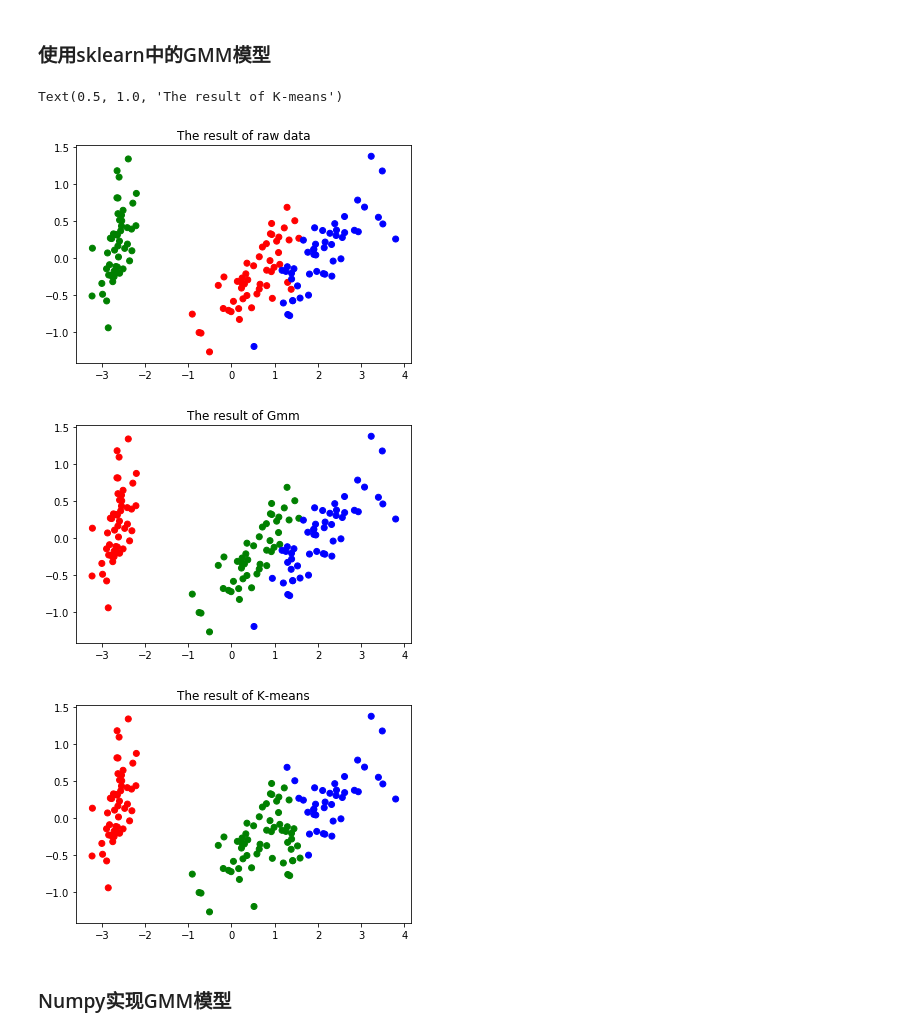
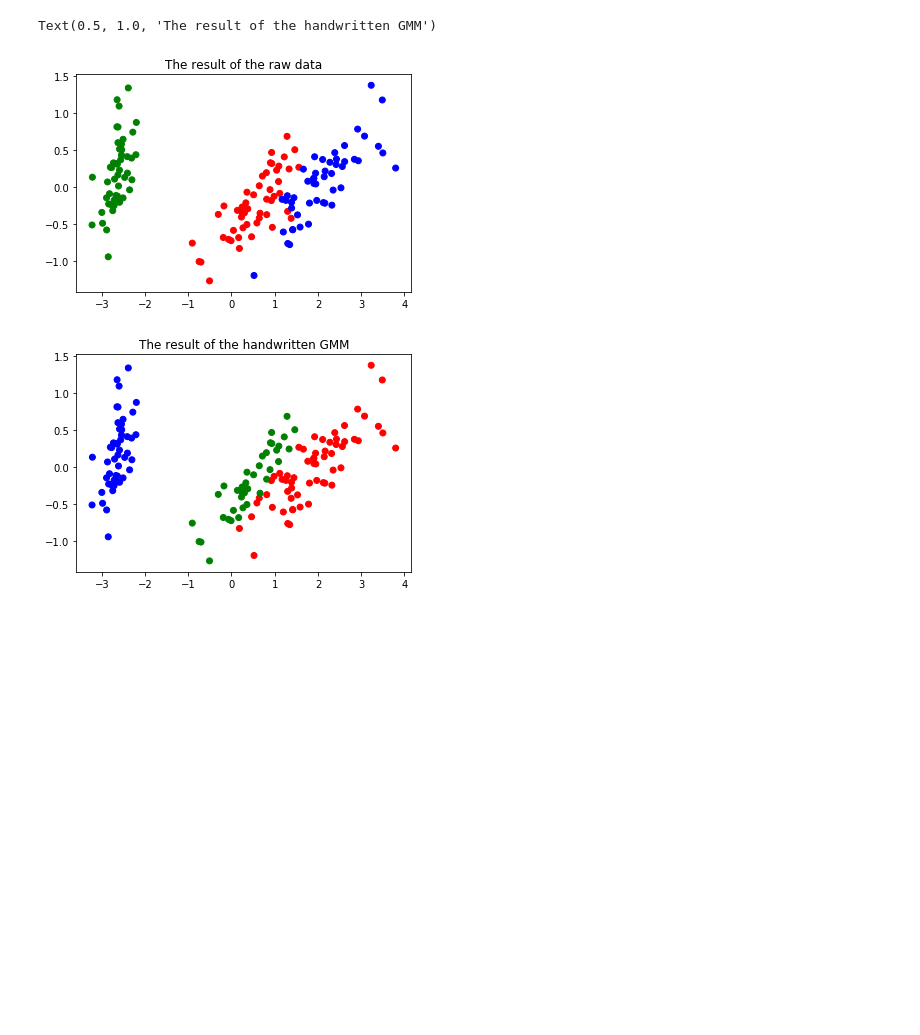
Before and after one commit to www5226448/Master-Machine-Learning, a Jupyter notebook: 2.Tree Model/3.Expectation-Maximization algorithm__GMM model.ipynb, the cells around one changed output. Drawn from its saved outputs; the diff is of its cells as text; code cells hidden in the pictures; blank space fills up the shorter version.

```diff
--- a/2.Tree Model/3.Expectation-Maximization algorithm__GMM model.ipynb
+++ b/2.Tree Model/3.Expectation-Maximization algorithm__GMM model.ipynb
@@ -1,2 +0,0 @@
-# %% [markdown]
-### 使用sklearn中的GMM模型
@@ -3,43 +64,25 @@
 # %%
-from sklearn.mixture import GaussianMixture
 from sklearn.datasets import load_iris
-from sklearn.metrics import accuracy_score
-from sklearn.decomposition import PCA   #导入需要用到的方法
-from sklearn.cluster import KMeans
+from sklearn.decomposition import PCA
 import matplotlib.pyplot as plt
 %matplotlib inline
 
-X,y=load_iris().data,load_iris().target
-X=PCA(n_components=2).fit_transform(X)  #将元数据集的X降维至2维，方便可视化
-model=GaussianMixture(n_components=3)   #初始化模型，聚为三类
-model.fit(X)             #拟合模型
-gmm_pre=model.predict(X)   #使用模型预测
-
-k_means=KMeans(n_clusters=3).fit(X)
-k_means_pre=k_means.predict(X)
+X,y=load_iris(return_X_y=True)
+X=PCA(n_components=2).fit_transform(X)
+gmm=GMM(n_components=3)
+pre=gmm.fit(X).predict(X)
 
 color_dict={0:'green',1:'red',2:'blue'}
 colors=[color_dict[i] for i in y]      #将真实的y进行可视化
-
 plt.figure()
 plt.scatter(x=X[:,0],y=X[:,1],color=colors)
-plt.title('The result of raw data')
+plt.title('The result of the raw data')
 
-
-colors=[color_dict[i] for i in gmm_pre]      #将GMM预测结果可视化
+colors=[color_dict[i] for i in pre]      #将预测结果可视化
 plt.figure()
 plt.scatter(x=X[:,0],y=X[:,1],color=colors)
-plt.title('The result of Gmm')
-
-
-colors=[color_dict[i] for i in k_means_pre]      #将K-means预测结果可视化
-plt.figure()
-plt.scatter(x=X[:,0],y=X[:,1],color=colors)
-plt.title('The result of K-means')
+plt.title('The result of the handwritten GMM')
 # %% [output]
-Text(0.5, 1.0, 'The result of K-means')
+Text(0.5, 1.0, 'The result of the handwritten GMM')
-[figure, old version]
+[figure, new version]
-[figure, old version]
+[figure, new version]
-[figure, removed]
-# %% [markdown]
-### Numpy实现GMM模型
```
Also changed, not shown: parts of 3 cells of this notebook.
